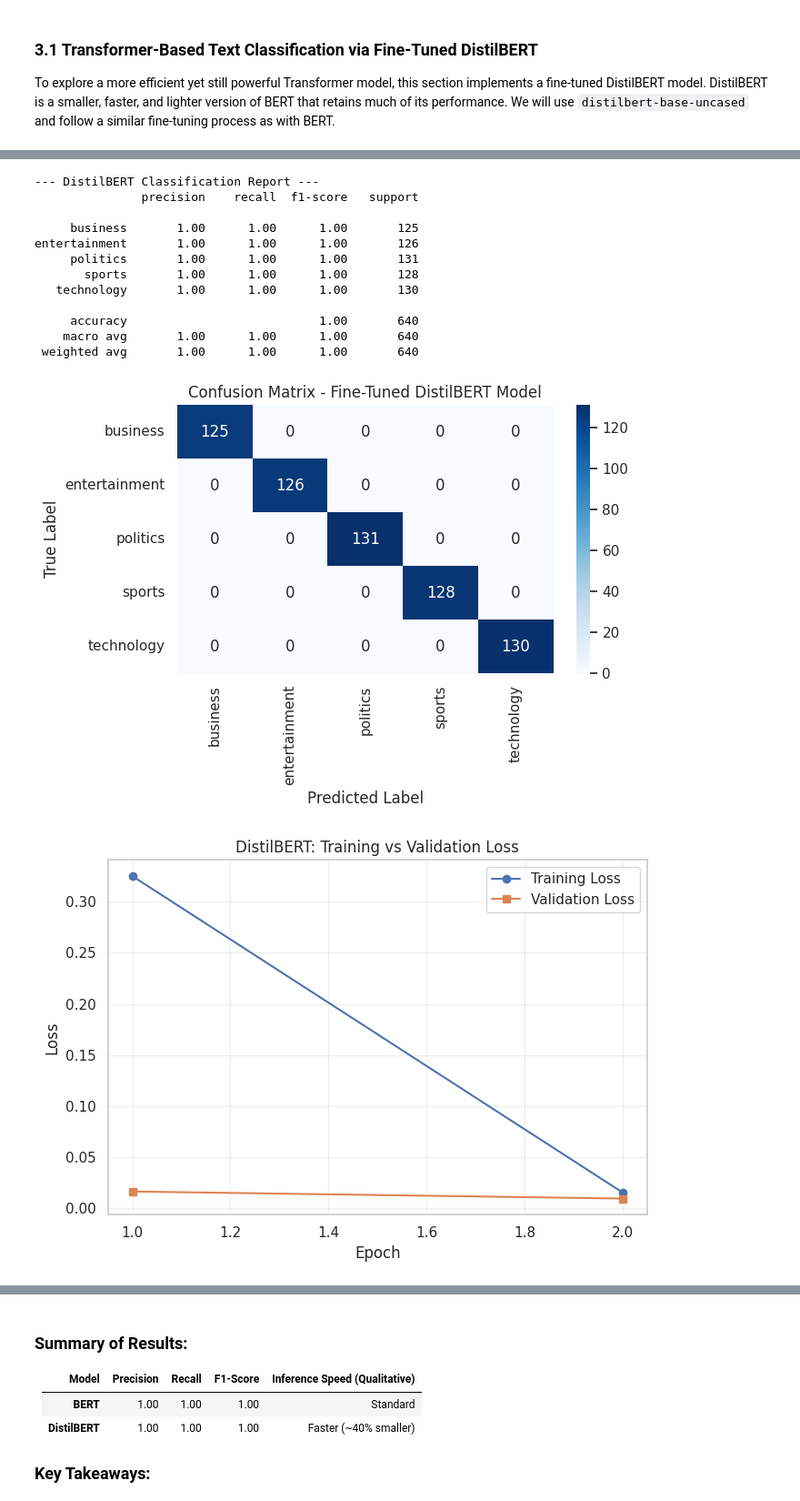
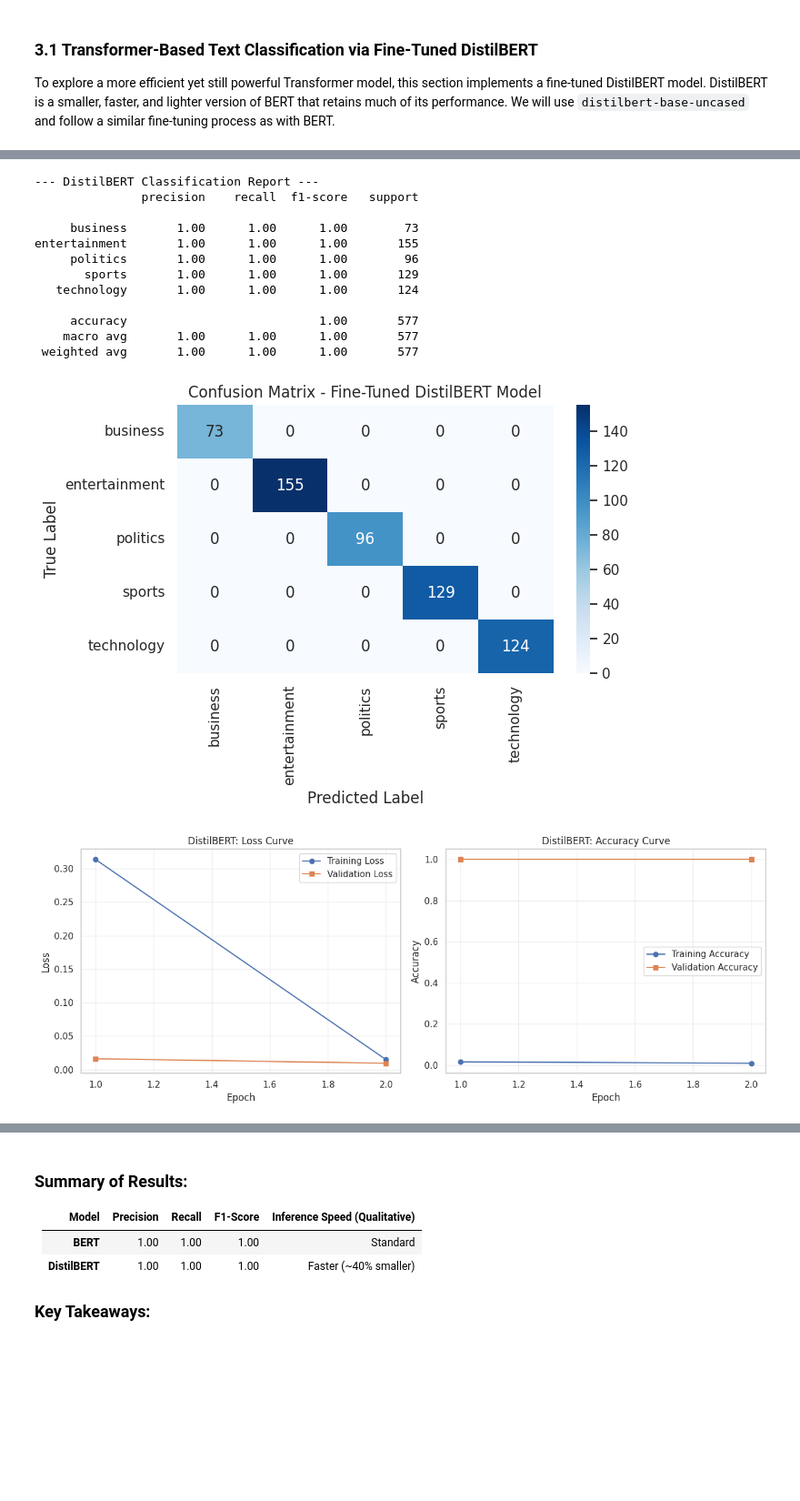
Before and after one commit to francescachn/Text-mining-project, a Jupyter notebook: Copia_di_progetto_data_.ipynb, the cells around one changed output, grey strips where cells are left out. Shown at 91% size. Drawn from its saved outputs; the diff is of its cells as text; code cells hidden in the pictures; blank space fills up the shorter version.

```diff
--- a/Copia_di_progetto_data_.ipynb
+++ b/Copia_di_progetto_data_.ipynb
@@ -305,17 +388,21 @@ the senator announced new taxation policy today
 # %%
-#Perform Stratified Train/Validation Split
-# test_size=0.2 means 80% for training and 20% for validation
-train_data, val_data = train_test_split(
-    train_df, test_size=0.2, random_state=42, stratify=train_df["category"]
-)
+from sklearn.model_selection import GroupShuffleSplit
 
-print(f"\nNew Train split shape: {train_data.shape}")
-print(f"New Validation split shape: {val_data.shape}")
+gss = GroupShuffleSplit(n_splits=1, test_size=0.2, random_state=2)
+train_idx, val_idx = next(gss.split(train_df, groups=train_df["cleaned_content"]))
 
+train_data = train_df.iloc[train_idx].reset_index(drop=True)
+val_data = train_df.iloc[val_idx].reset_index(drop=True)
+
+overlap = set(train_data["cleaned_content"]) & set(val_data["cleaned_content"])
+assert len(overlap) == 0, f"Leakage detected: {len(overlap)} shared texts between train/val"
+
+print(f"Train split shape: {train_data.shape}")
+print(f"Val split shape: {val_data.shape}")
+print(f"Content overlap (must be 0): {len(overlap)}")
 
 print("\nTrain split category distribution (%):")
 print(train_data["category"].value_counts(normalize=True) * 100)
-
 print("\nValidation split category distribution (%):")
 print(val_data["category"].value_counts(normalize=True) * 100)
 # %% [output]
@@ -1167,20 +1075,14 @@ entertainment       1.00      1.00      1.00       126
-# %%
-all_histories["BERT"] = bert_loss_history
 # %% [markdown]
 Model Evaluation & Empirical Observations:
 - Optimization & Fast Convergence: The fine-tuning process demonstrated rapid loss minimization over just 2 epochs, with the training loss decreasing from 0.0125 to 0.0073 and the validation loss dropping to 0.0055. This indicates that BERT's pre-trained deep bidirectional representations required minimal parameter adjustment to adapt seamlessly to the target sequence classification task.
 - Weight Initialization & Head Adaptation: The initial log messages regarding UNEXPECTED pre-training heads (e.g., Masked LM and Next Sentence Prediction weights) and MISSING classification weights are standard during transfer learning. Hugging Face correctly discarded the task-specific pre-training heads and initialized a new task-specific classification head (classifier.weight and classifier.bias), which was successfully trained during fine-tuning.
 - Perfect Classification Performance: As displayed in the classification report and the diagonalized confusion matrix, the model achieved flawless metrics (Precision=1.00, Recall=1.00, F1-Score=1.00) across all 640 validation samples distributed among the 5 categories (business, entertainment, politics, sports, technology).
 - Architectural Advantage over BiLSTM: While both BiLSTM and BERT achieved perfect accuracy on this structured dataset, BERT leverages multi-head self-attention to model long-range context in parallel rather than sequentially. This eliminates the recurrent bottleneck, allowing the model to capture subtle contextual nuances and word dependencies across the full sequence length (MAX_LEN = 64) with higher expressive capacity for complex, real-world NLP domains.
-# %%
-all_histories = {}
 # %% [markdown]
 ### 3.1 Transformer-Based Text Classification via Fine-Tuned DistilBERT
 
 To explore a more efficient yet still powerful Transformer model, this section implements a fine-tuned DistilBERT model. DistilBERT is a smaller, faster, and lighter version of BERT that retains much of its performance. We will use `distilbert-base-uncased` and follow a similar fine-tuning process as with BERT.
 # %%
-all_histories = {}
-
 # 1. Hyperparameters for DistilBERT
 DISTIL_MODEL_NAME = "distilbert-base-uncased"
 MAX_LEN = 64          # keep identical to BERT for a fair comparison
@@ -1285,11 +1187,11 @@ plt.ylabel("True Label")
 plt.tight_layout()
 plt.show()
 
-# 10. Loss curve (reuses plot_loss_curve() defined in the BERT block above)
-distilbert_loss_history = plot_loss_curve(trainer_distil, "DistilBERT")
 
-# 11. Register into the cross-model comparison dict
-all_histories["DistilBERT"] = distilbert_loss_history
+# 11. Visualisation
+distilbert_history = extract_hf_history(trainer_distil)
+all_histories["DistilBERT"] = distilbert_history
+plot_training_curves(distilbert_history, "DistilBERT")
 # %% [output]
 [transformers] DistilBertForSequenceClassification LOAD REPORT from: distilbert-base-uncased
 Key                     | Status     |
@@ -1315,16 +1217,16 @@ Notes:
 [interactive output not drawn]
 --- DistilBERT Classification Report ---
                precision    recall  f1-score   support
 
-     business       1.00      1.00      1.00       125
-entertainment       1.00      1.00      1.00       126
-     politics       1.00      1.00      1.00       131
-       sports       1.00      1.00      1.00       128
-   technology       1.00      1.00      1.00       130
+     business       1.00      1.00      1.00        73
+entertainment       1.00      1.00      1.00       155
+     politics       1.00      1.00      1.00        96
+       sports       1.00      1.00      1.00       129
+   technology       1.00      1.00      1.00       124
 
-     accuracy                           1.00       640
-    macro avg       1.00      1.00      1.00       640
- weighted avg       1.00      1.00      1.00       640
+     accuracy                           1.00       577
+    macro avg       1.00      1.00      1.00       577
+ weighted avg       1.00      1.00      1.00       577
-[figure, old version]
+[figure, new version]
-[figure, old version]
+[figure, new version]
 # %% [markdown]
```
Also changed, not shown: parts of 16 cells of this notebook.
